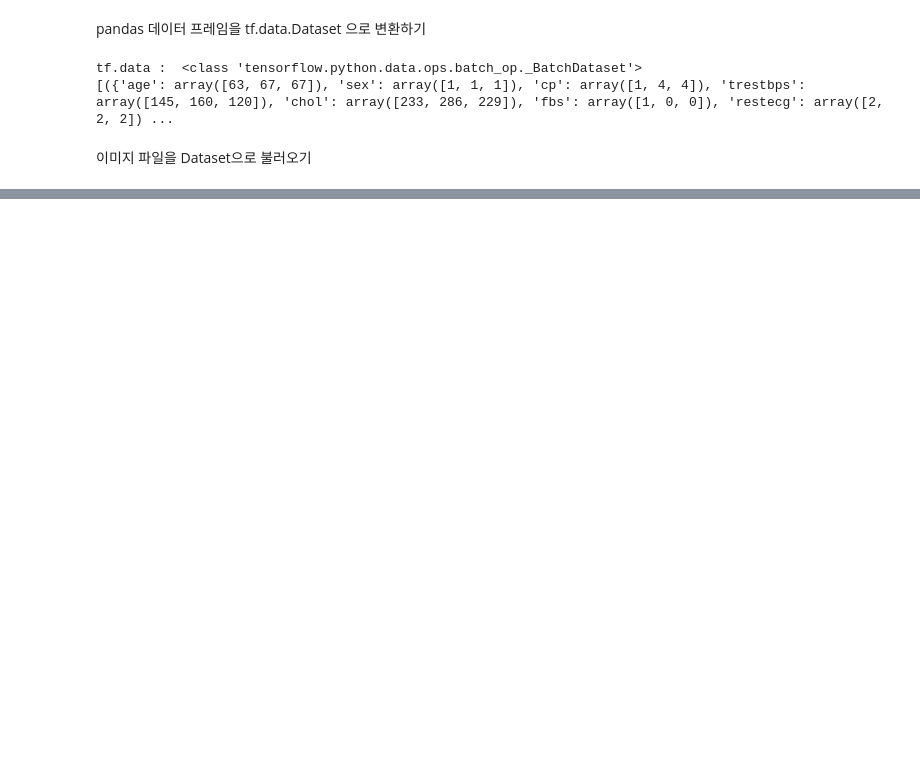
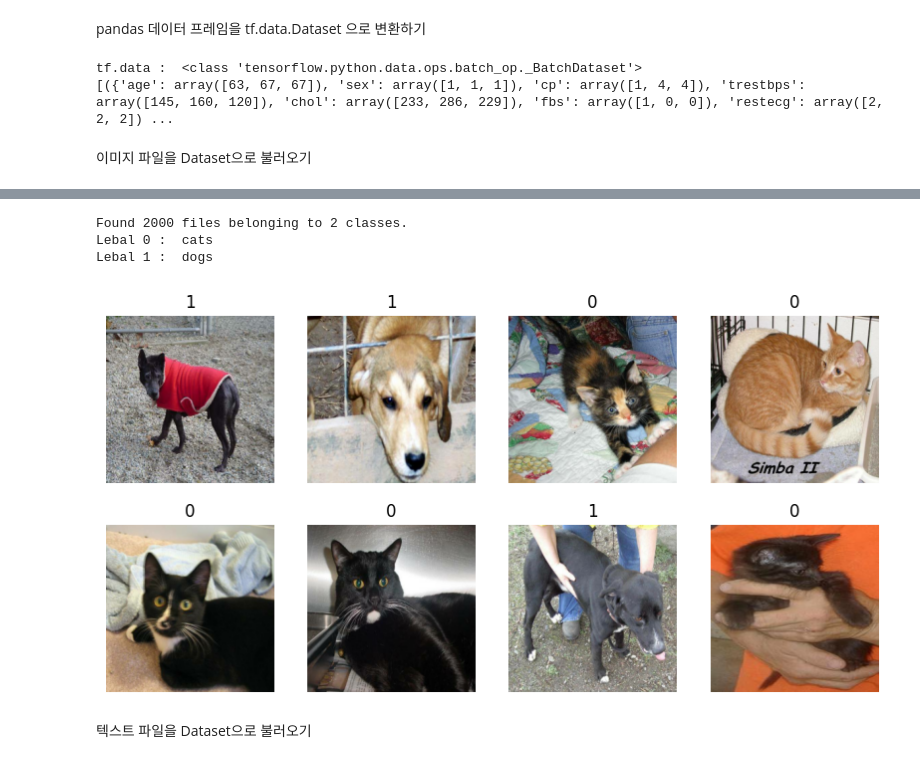
Before and after one commit to hyunjung-kim0524/DL_Study, a Jupyter notebook: 20240426_3_2_DataSet_구성.ipynb, the cells around one changed output, grey strips where cells are left out. Cells and saved outputs as stored; diff of their text form; code cells hidden in the pictures; blank space fills up the shorter version.

```diff
--- a/20240426_3_2_DataSet_구성.ipynb
+++ b/20240426_3_2_DataSet_구성.ipynb
@@ -69,0 +98,35 @@ tf.data :  <class 'tensorflow.python.data.ops.batch_op._BatchDataset'>
+# %%
+# 이미지 처리를 위한 케라스 전처리층에 사용
+
+from tensorflow.keras.preprocessing import image_dataset_from_directory
+
+PetImages_ds = image_dataset_from_directory(
+    directory = train_dir,
+    labels='inferred',  # default : inferred
+    batch_size=32,  # default : 32
+    image_size=(256,256),   # default : 256,256
+    shuffle=True,    # default : Truw
+    seed=0
+)
+
+ # 2개의 class 생성내역 확인
+print("Lebal 0 : ", PetImages_ds.class_names[0])
+print("Lebal 1 : ", PetImages_ds.class_names[1])
+# %% [output]
+Found 2000 files belonging to 2 classes.
+Lebal 0 :  cats
+Lebal 1 :  dogs
+# %%
+import matplotlib.pyplot as plt
+
+plt.figure(figsize=(10,5))
+for image, label in PetImages_ds.take(1):
+  for i in range(8):
+    ax=plt.subplot(2,4,i+1)
+    plt.imshow(image[i].numpy().astype("uint8"))
+    plt.title(int(label[i]))
+    plt.axis("off")
+# %% [output]
+[figure, added]
+# %% [markdown]
+텍스트 파일을 Dataset으로 불러오기
```
Also changed, not shown: parts of 7 cells of this notebook.
